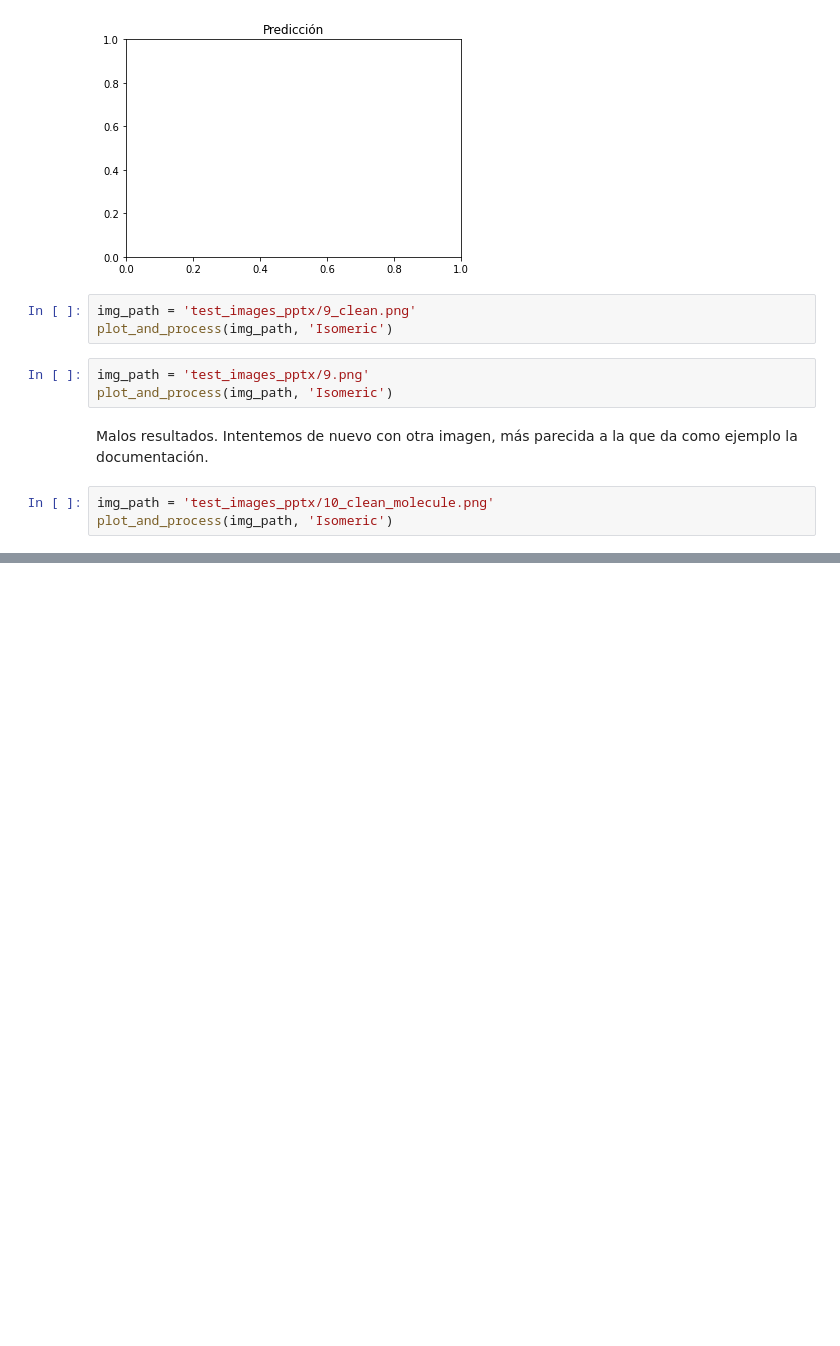
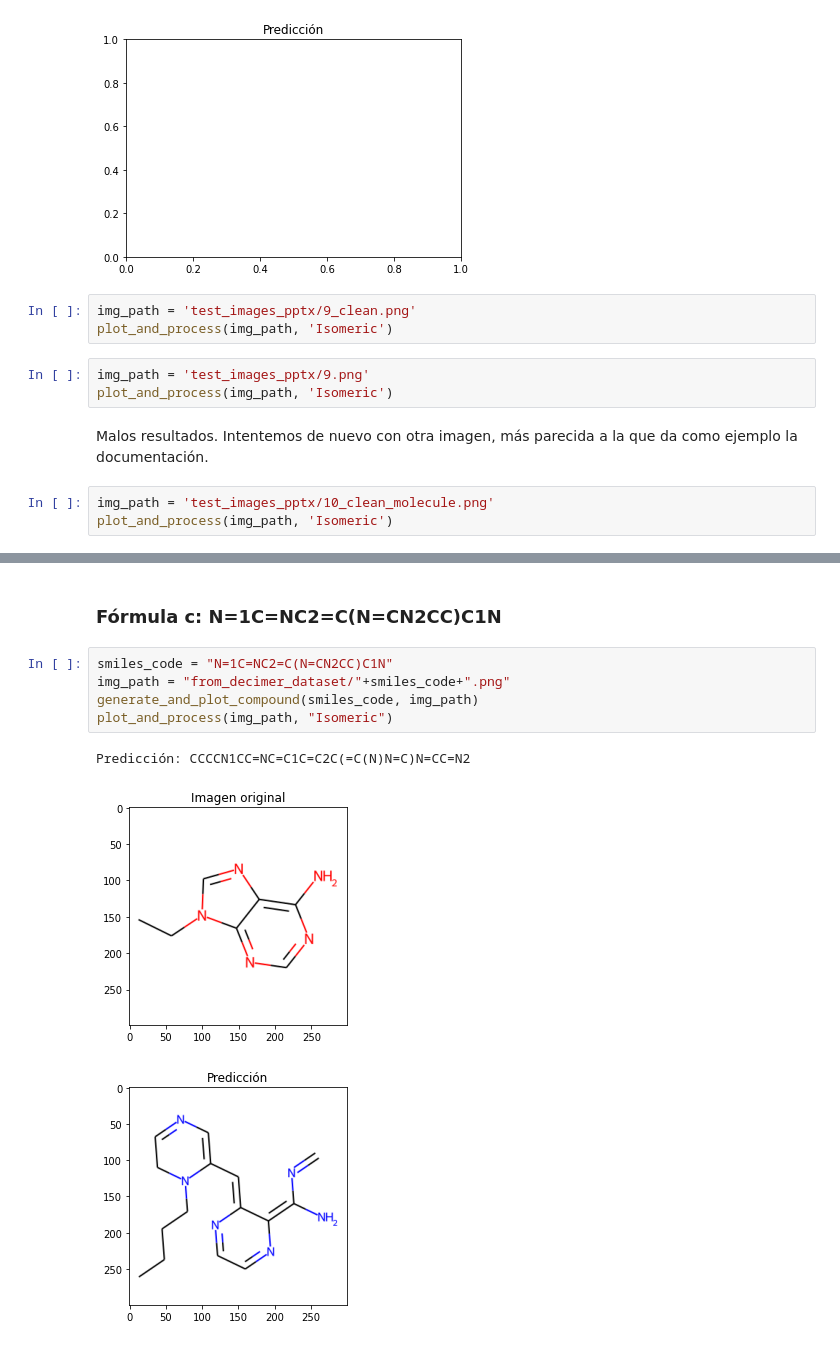
Before and after one commit to pbedmar/tfg, a Jupyter notebook: experiments/decimer/test_decimer.ipynb, the cells around one changed output, grey strips where cells are left out. Drawn from its saved outputs; the diff is of its cells as text; blank space fills up the shorter version.

```diff
--- a/experiments/decimer/test_decimer.ipynb
+++ b/experiments/decimer/test_decimer.ipynb
@@ -150,0 +189,11 @@ Seguimos obteniendo unos resultados incorrectos. Debemos averiguar qué está oc
+# %% [markdown]
+### Fórmula c: N=1C=NC2=C(N=CN2CC)C1N
+# %%
+smiles_code = "N=1C=NC2=C(N=CN2CC)C1N"
+img_path = "from_decimer_dataset/"+smiles_code+".png"
+generate_and_plot_compound(smiles_code, img_path)
+plot_and_process(img_path, "Isomeric")
+# %% [output]
+Predicción: CCCCN1CC=NC=C1C=C2C(=C(N)N=C)N=CC=N2
+[figure, added]
+[figure, added]
```
Also changed, not shown: parts of 8 cells of this notebook.
